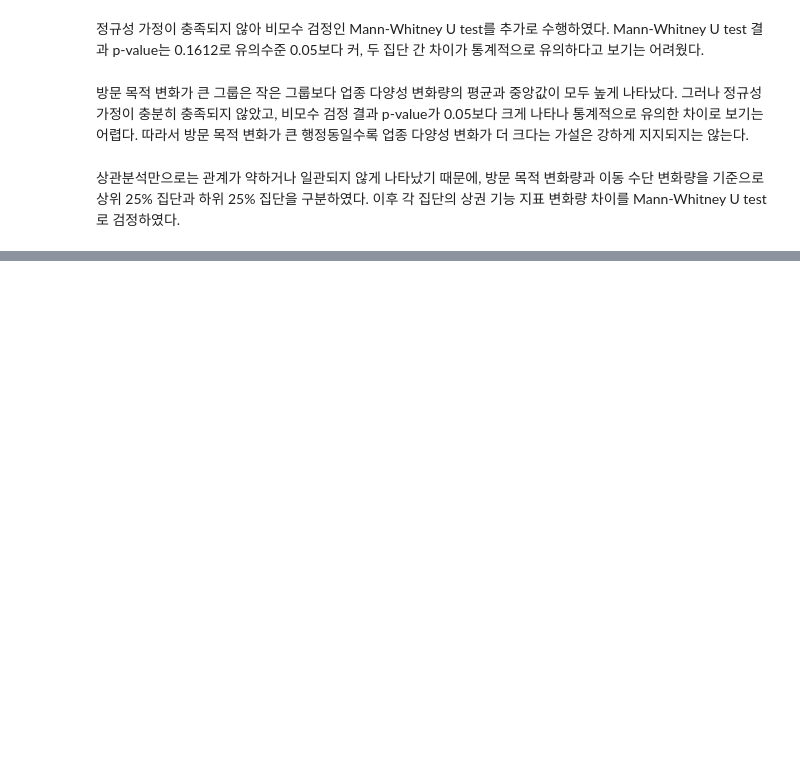
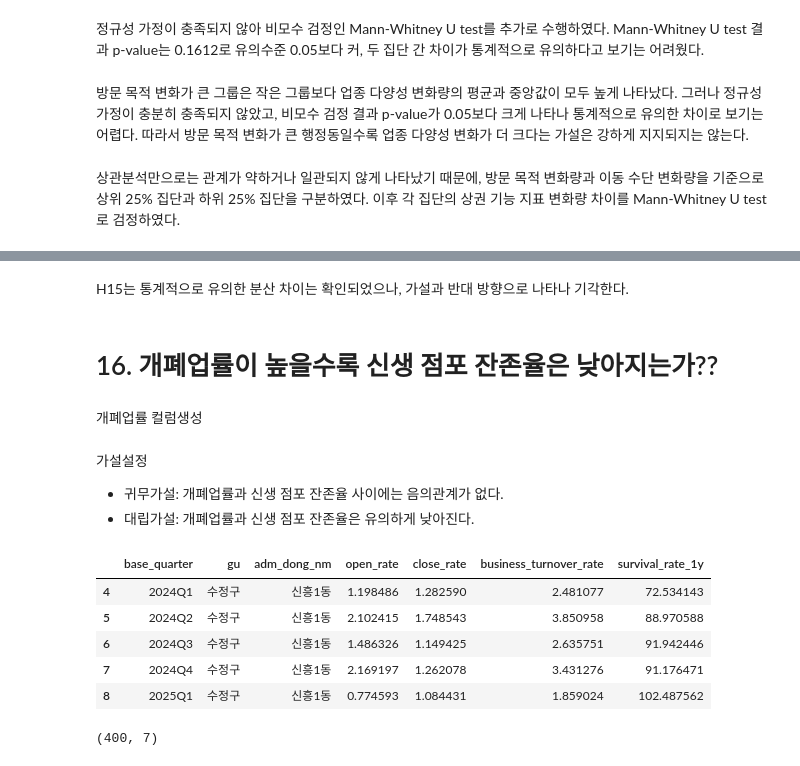
Before and after one commit to bulsajo1/final_project, a Jupyter notebook: Jiryun/통계_검정.ipynb, the cells around one changed output, grey strips where cells are left out. Cells and saved outputs as stored; diff of their text form; code cells hidden in the pictures; blank space fills up the shorter version.

```diff
--- a/Jiryun/통계_검정.ipynb
+++ b/Jiryun/통계_검정.ipynb
@@ -1964,0 +2153,41 @@ display(h14_group_test_df)
+# %% [markdown]
+H15는 통계적으로 유의한 분산 차이는 확인되었으나, 가설과 반대 방향으로 나타나 기각한다.
+# %% [markdown]
+# 16. 개폐업률이 높을수록 신생 점포 잔존율은 낮아지는가??
+# %% [markdown]
+개폐업률 컬럼생성
+# %% [markdown]
+가설설정
+- 귀무가설: 개폐업률과 신생 점포 잔존율 사이에는 음의관계가 없다.
+- 대립가설: 개폐업률과 신생 점포 잔존율은 유의하게 낮아진다.
+# %%
+# 개폐업률 컬럼 생성
+h16_base = h3_3_data.copy()
+
+h16_base["business_turnover_rate"] = (
+    h16_base["open_rate"] + h16_base["close_rate"]
+)
+# %%
+# 분석용 테이블 만들기
+h16_data = h16_base[
+    [
+        "base_quarter",
+        "gu",
+        "adm_dong_nm",
+        "open_rate",
+        "close_rate",
+        "business_turnover_rate",
+        "survival_rate_1y"
+    ]
+].dropna()
+
+display(h16_data.head())
+display(h16_data.shape)
+# %% [output]
+|  | base_quarter | gu | adm_dong_nm | open_rate | close_rate | business_turnover_rate | survival_rate_1y |
+| 4 | 2024Q1 | 수정구 | 신흥1동 | 1.198486 | 1.282590 | 2.481077 | 72.534143 |
+| 5 | 2024Q2 | 수정구 | 신흥1동 | 2.102415 | 1.748543 | 3.850958 | 88.970588 |
+| 6 | 2024Q3 | 수정구 | 신흥1동 | 1.486326 | 1.149425 | 2.635751 | 91.942446 |
+| 7 | 2024Q4 | 수정구 | 신흥1동 | 2.169197 | 1.262078 | 3.431276 | 91.176471 |
+| 8 | 2025Q1 | 수정구 | 신흥1동 | 0.774593 | 1.084431 | 1.859024 | 102.487562 |
+(400, 7)
```
Also changed, not shown: parts of 30 cells of this notebook.
